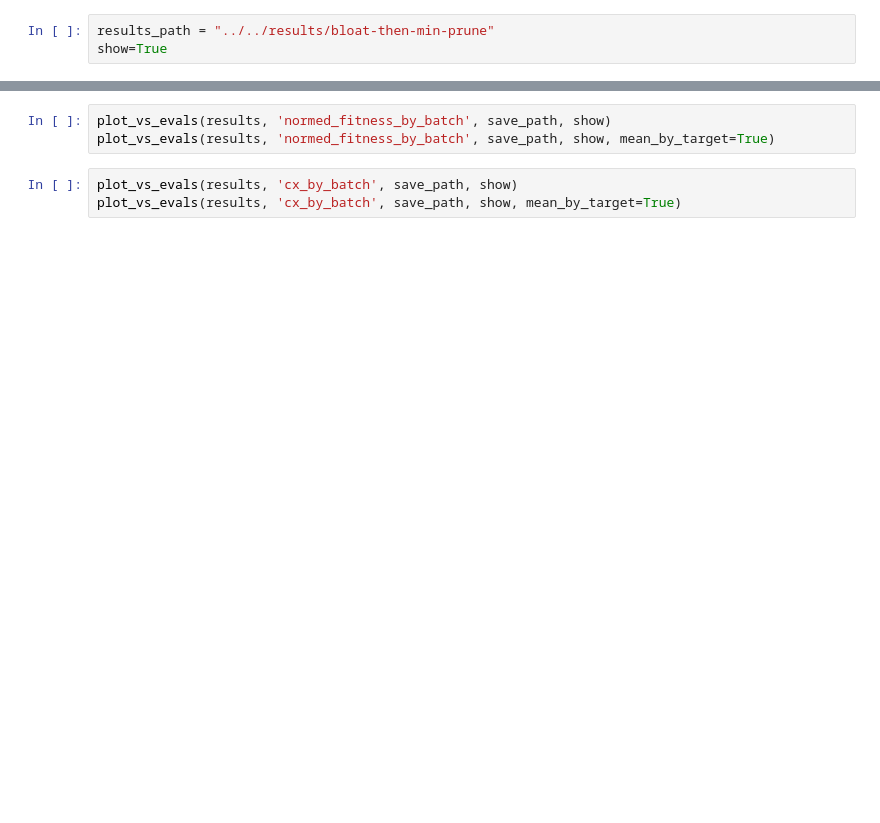
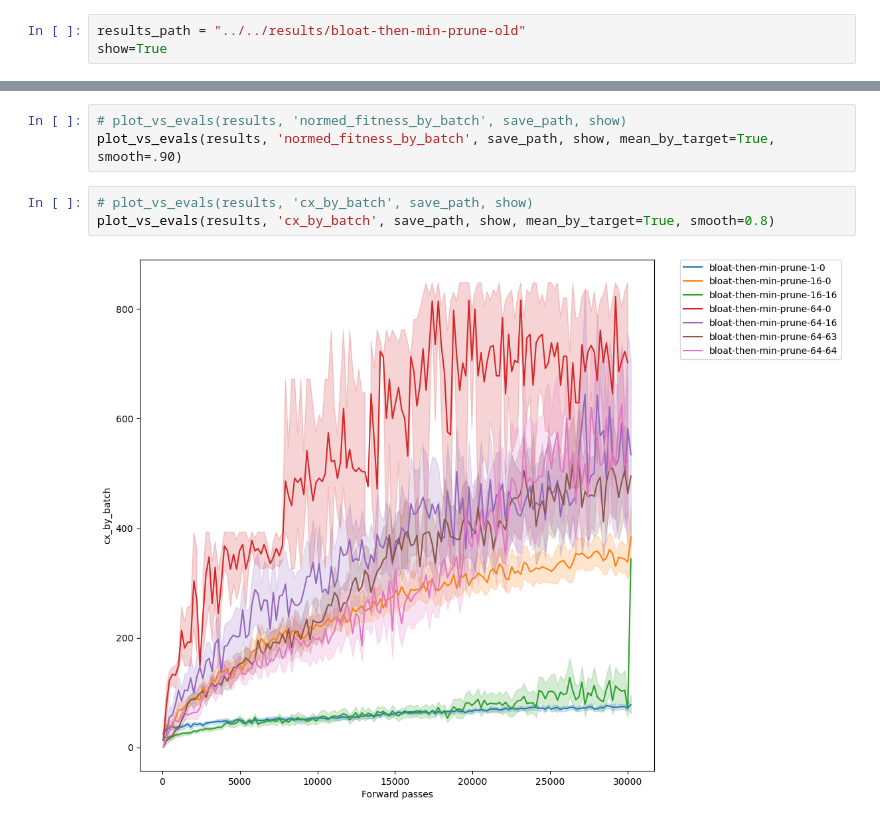
Before and after one commit to uvm-neurobotics-lab/MOVE, a Jupyter notebook: analysis/plotting.ipynb, the cells around one changed output, grey strips where cells are left out. Saved outputs shown, nothing was run; the diff lists cells and outputs as text; blank space fills up the shorter version.

Commit message:
Improve plotting by evals to show running average

```diff
--- a/analysis/plotting.ipynb
+++ b/analysis/plotting.ipynb
@@ -3,5 +8,5 @@ from plot import *
 # %%
-results_path = "../../results/bloat-then-min-prune"
+results_path = "../../results/bloat-then-min-prune-old"
 show=True
 # %%
 
@@ -25,7 +43,9 @@ print(results)
 # %%
-plot_vs_evals(results, 'normed_fitness_by_batch', save_path, show)
-plot_vs_evals(results, 'normed_fitness_by_batch', save_path, show, mean_by_target=True)
+# plot_vs_evals(results, 'normed_fitness_by_batch', save_path, show)
+plot_vs_evals(results, 'normed_fitness_by_batch', save_path, show, mean_by_target=True, smooth=.90)
 # %%
-plot_vs_evals(results, 'cx_by_batch', save_path, show)
-plot_vs_evals(results, 'cx_by_batch', save_path, show, mean_by_target=True)
+# plot_vs_evals(results, 'cx_by_batch', save_path, show)
+plot_vs_evals(results, 'cx_by_batch', save_path, show, mean_by_target=True, smooth=0.8)
+# %% [output]
+[figure, added]
 # %%
```
Also changed, not shown: parts of 6 cells of this notebook, 2 other files.
